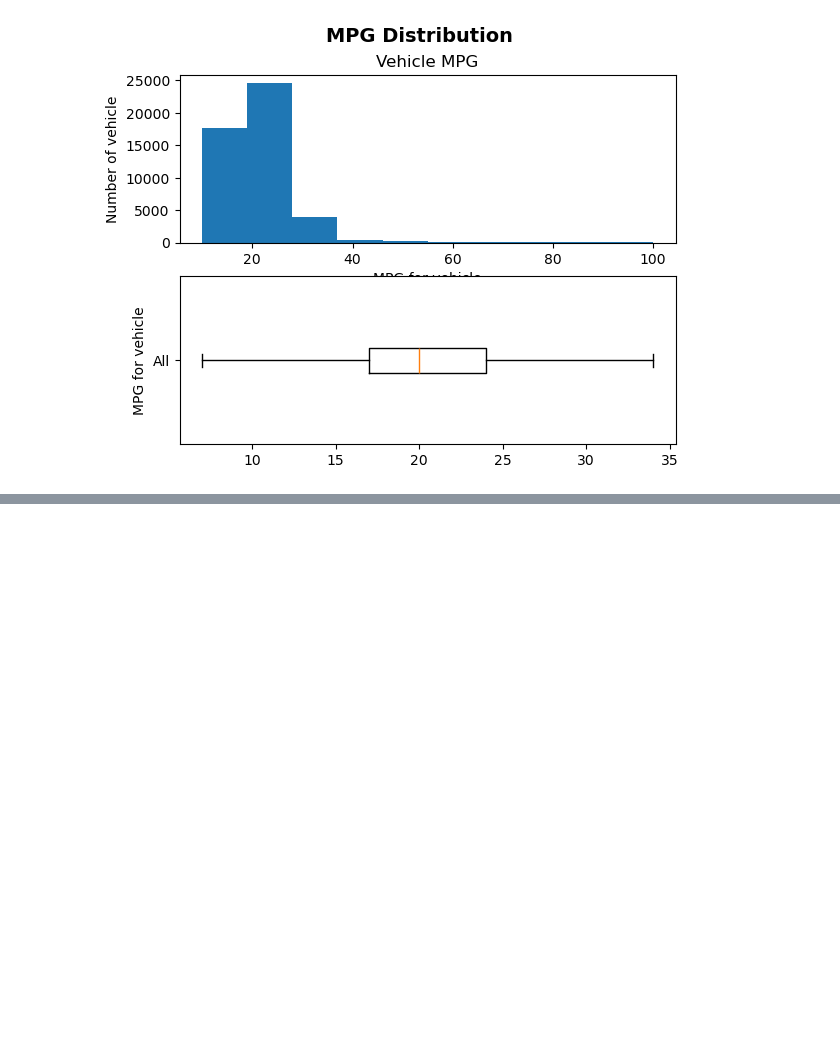
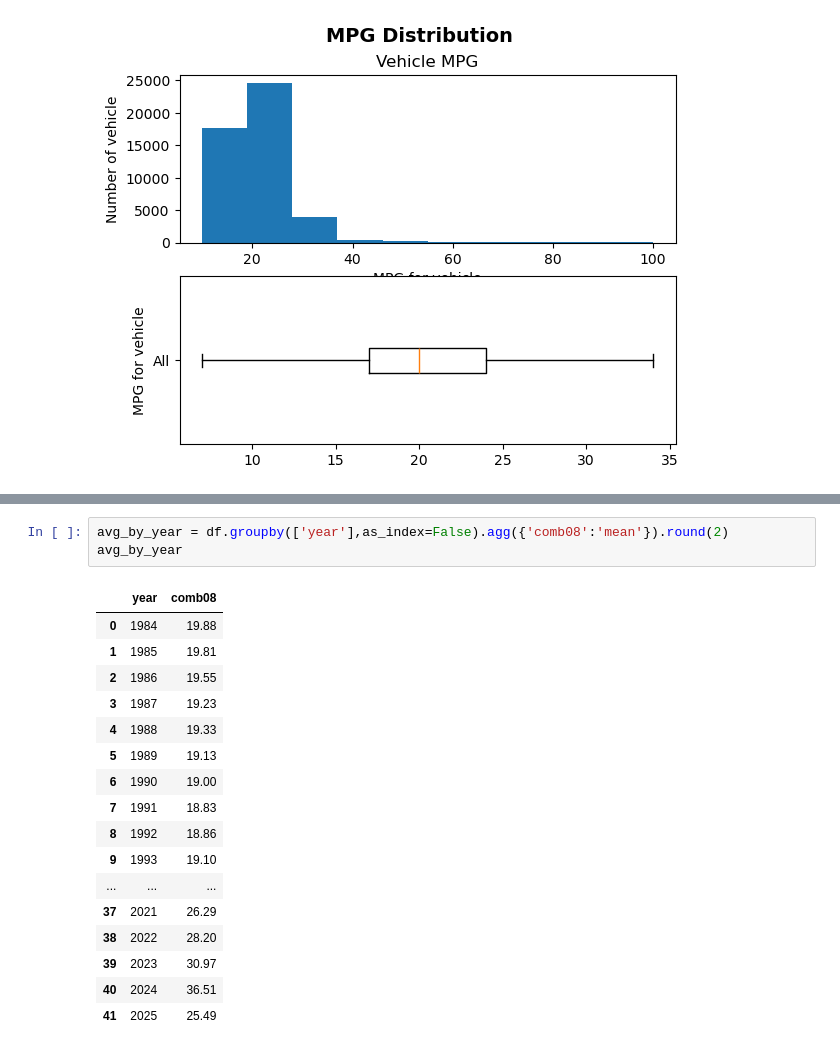
Before and after one commit to BeziKaviani/data-science-ml-learning-path, a Jupyter notebook: 04-data-visualization/visuallization.ipynb, the cells around one changed output, grey strips where cells are left out. Drawn from its saved outputs; the diff is of its cells as text; blank space fills up the shorter version.

```diff
--- a/04-data-visualization/visuallization.ipynb
+++ b/04-data-visualization/visuallization.ipynb
@@ -174,0 +175,21 @@ Text(0.5, 0.98, 'MPG Distribution')
+# %%
+avg_by_year = df.groupby(['year'],as_index=False).agg({'comb08':'mean'}).round(2)
+avg_by_year
+# %% [output]
+|  | year | comb08 |
+| 0 | 1984 | 19.88 |
+| 1 | 1985 | 19.81 |
+| 2 | 1986 | 19.55 |
+| 3 | 1987 | 19.23 |
+| 4 | 1988 | 19.33 |
+| 5 | 1989 | 19.13 |
+| 6 | 1990 | 19.00 |
+| 7 | 1991 | 18.83 |
+| 8 | 1992 | 18.86 |
+| 9 | 1993 | 19.10 |
+| ... | ... | ... |
+| 37 | 2021 | 26.29 |
+| 38 | 2022 | 28.20 |
+| 39 | 2023 | 30.97 |
+| 40 | 2024 | 36.51 |
+| 41 | 2025 | 25.49 |
```
Also changed, not shown: parts of 2 cells of this notebook.
